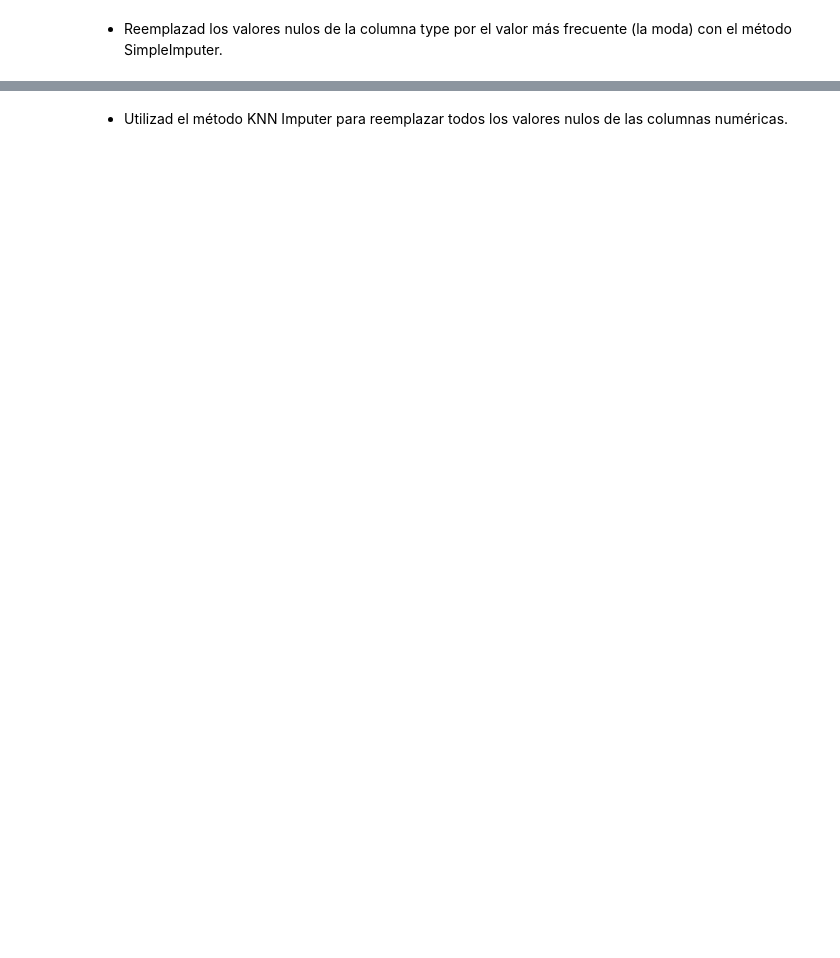
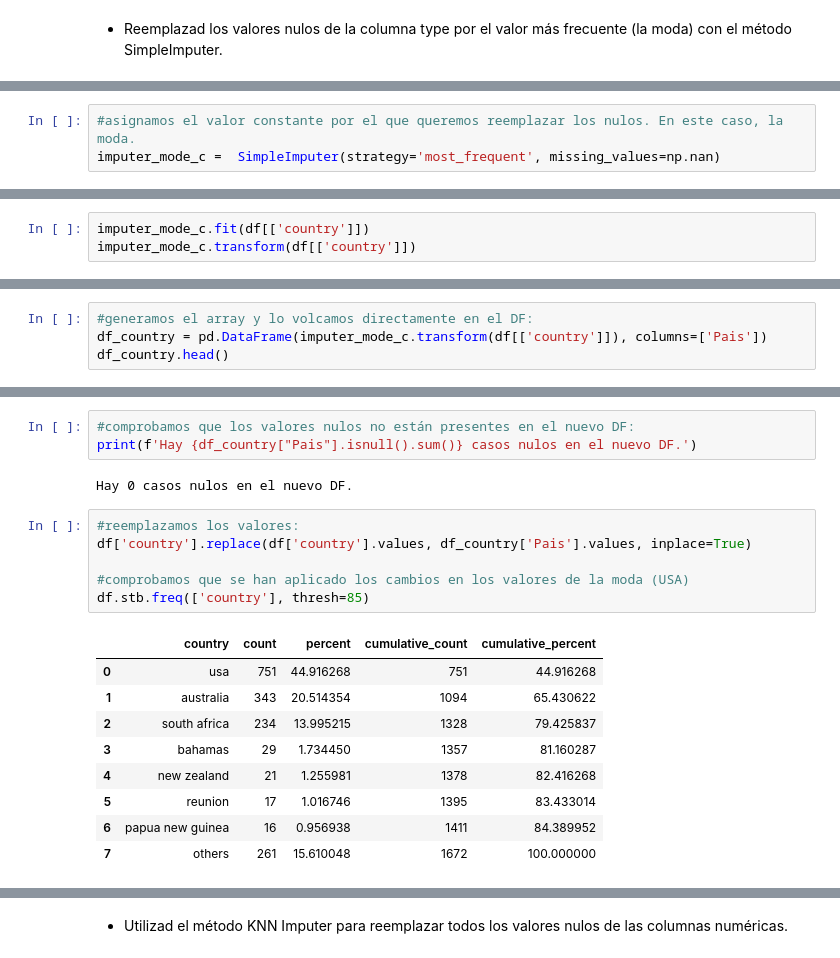
Before and after one commit to Adalab/DA-promo-c-modulo-2-sprint-2-Gadea-Laura, a Jupyter notebook: Limpieza/Limpieza-5-Sklearn.ipynb, the cells around one changed output, grey strips where cells are left out. Drawn from its saved outputs; the diff is of its cells as text; blank space fills up the shorter version.

```diff
--- a/Limpieza/Limpieza-5-Sklearn.ipynb
+++ b/Limpieza/Limpieza-5-Sklearn.ipynb
@@ -82,0 +228,3 @@ La columna type no tiene valores nulos.
+# %%
+#asignamos el valor constante por el que queremos reemplazar los nulos. En este caso, la moda.
+imputer_mode_c =  SimpleImputer(strategy='most_frequent', missing_values=np.nan)
@@ -82,0 +236,3 @@ La columna type no tiene valores nulos.
+# %%
+imputer_mode_c.fit(df[['country']])
+imputer_mode_c.transform(df[['country']])
@@ -82,0 +247,4 @@ La columna type no tiene valores nulos.
+# %%
+#generamos el array y lo volcamos directamente en el DF:
+df_country = pd.DataFrame(imputer_mode_c.transform(df[['country']]), columns=['Pais'])
+df_country.head()
@@ -82,0 +258,21 @@ La columna type no tiene valores nulos.
+# %%
+#comprobamos que los valores nulos no están presentes en el nuevo DF:
+print(f'Hay {df_country["Pais"].isnull().sum()} casos nulos en el nuevo DF.')
+# %% [output]
+Hay 0 casos nulos en el nuevo DF.
+# %%
+#reemplazamos los valores:
+df['country'].replace(df['country'].values, df_country['Pais'].values, inplace=True)
+
+#comprobamos que se han aplicado los cambios en los valores de la moda (USA)
+df.stb.freq(['country'], thresh=85)
+# %% [output]
+|  | country | count | percent | cumulative_count | cumulative_percent |
+| 0 | usa | 751 | 44.916268 | 751 | 44.916268 |
+| 1 | australia | 343 | 20.514354 | 1094 | 65.430622 |
+| 2 | south africa | 234 | 13.995215 | 1328 | 79.425837 |
+| 3 | bahamas | 29 | 1.734450 | 1357 | 81.160287 |
+| 4 | new zealand | 21 | 1.255981 | 1378 | 82.416268 |
+| 5 | reunion | 17 | 1.016746 | 1395 | 83.433014 |
+| 6 | papua new guinea | 16 | 0.956938 | 1411 | 84.389952 |
+| 7 | others | 261 | 15.610048 | 1672 | 100.000000 |
```
Also changed, not shown: parts of 62 cells of this notebook.
